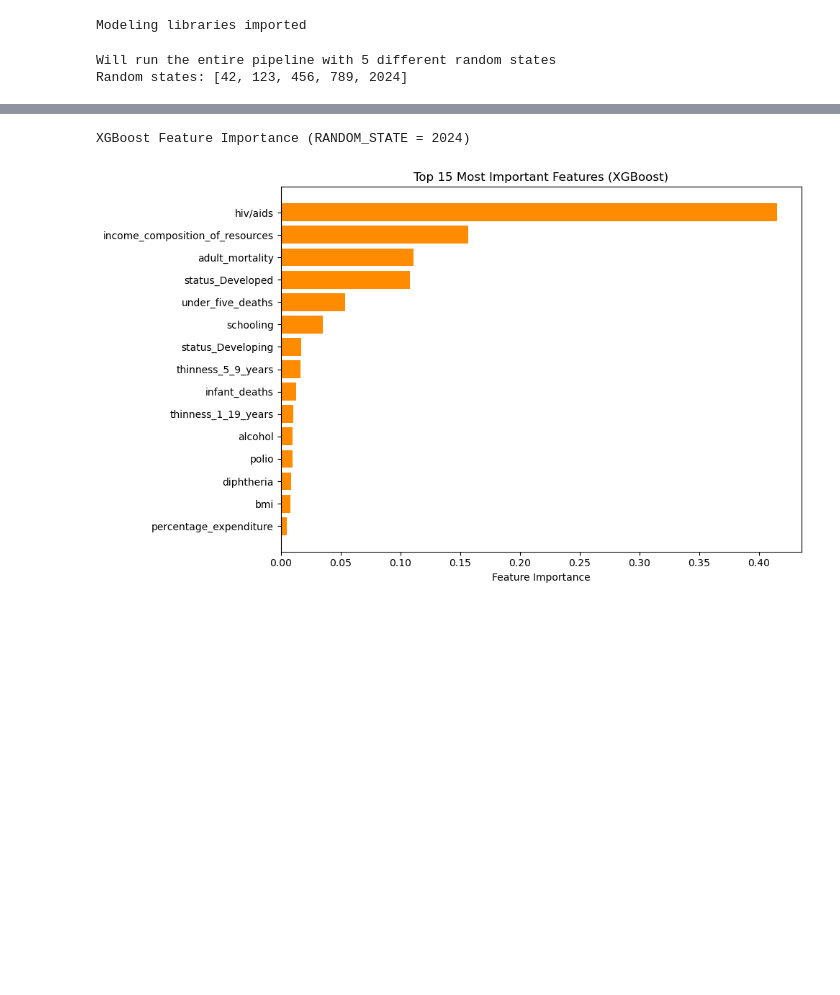
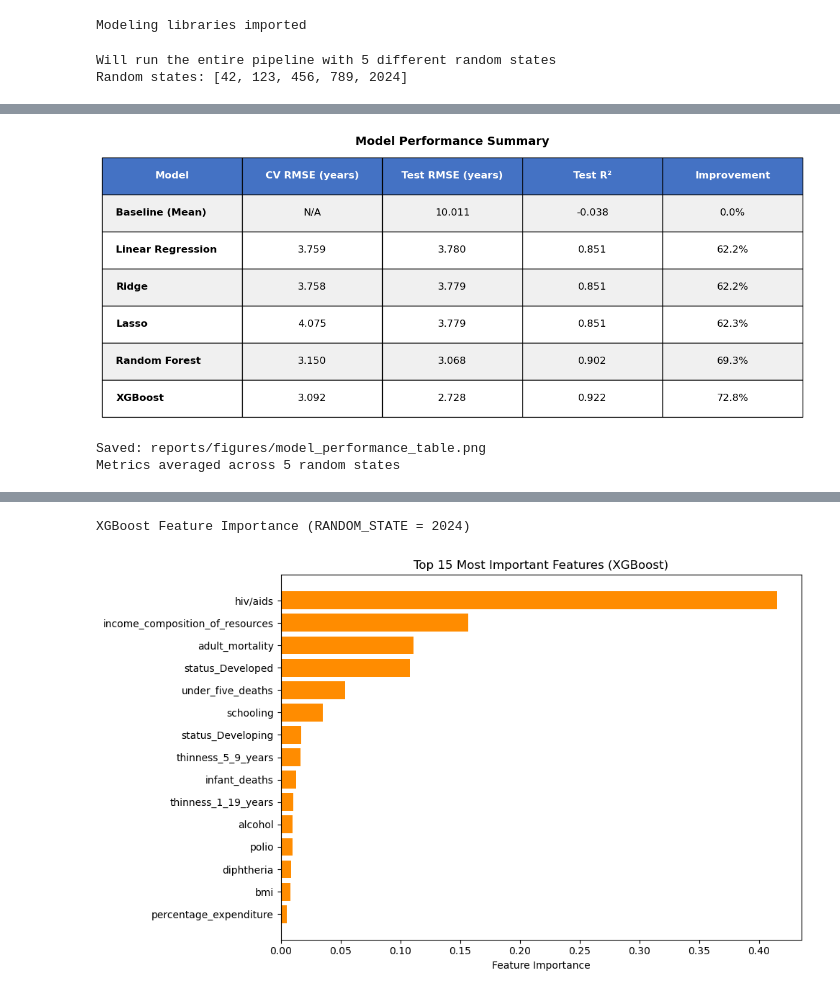
Before and after one commit to yuanq24/life-expectancy-ml, a Jupyter notebook: main.ipynb, the cells around one changed output, grey strips where cells are left out. Cells and saved outputs as stored; diff of their text form; code cells hidden in the pictures; blank space fills up the shorter version.

```diff
--- a/main.ipynb
+++ b/main.ipynb
@@ -645,6 +645,79 @@ Detailed test results by random state:
 | 17 | 456 | XGBoost | 3.145162 | 0.901788 | 2.883345 |
 | 23 | 789 | XGBoost | 2.657357 | 0.921226 | 2.963800 |
 | 29 | 2024 | XGBoost | 2.411526 | 0.941933 | 2.877856 |
+# %%
+# model performance summary table for slides
+
+import matplotlib.pyplot as plt
+
+# prepare data
+summary_data = []
+baseline_test = all_test_df[all_test_df['Model'] == 'Baseline (Mean)']['Test_RMSE']
+baseline_mean_rmse = baseline_test.mean()
+
+summary_data.append({
+    'Model': 'Baseline (Mean)',
+    'CV RMSE (years)': 'N/A',
+    'Test RMSE (years)': f"{baseline_test.mean():.3f}",
+    'Test R²': f"{all_test_df[all_test_df['Model'] == 'Baseline (Mean)']['Test_R2'].mean():.3f}",
+    'Improvement': '0.0%'
+})
+
+for model_name in ['Linear Regression', 'Ridge', 'Lasso', 'Random Forest', 'XGBoost']:
+    cv_rmse = all_cv_df[all_cv_df['Model'] == model_name]['CV_RMSE_Mean'].mean()
+    test_rmse = all_test_df[all_test_df['Model'] == model_name]['Test_RMSE'].mean()
+    test_r2 = all_test_df[all_test_df['Model'] == model_name]['Test_R2'].mean()
+    improvement = (baseline_mean_rmse - test_rmse) / baseline_mean_rmse * 100
+
+    summary_data.append({
+        'Model': model_name,
+        'CV RMSE (years)': f"{cv_rmse:.3f}",
+        'Test RMSE (years)': f"{test_rmse:.3f}",
+        'Test R²': f"{test_r2:.3f}",
+        'Improvement': f"{improvement:.1f}%"
+    })
+
+summary_df = pd.DataFrame(summary_data)
+
+# create simple table figure
+fig, ax = plt.subplots(figsize=(12, 5))
+ax.axis('tight')
+ax.axis('off')
+
+table = ax.table(cellText=summary_df.values,
+                colLabels=summary_df.columns,
+                cellLoc='center',
+                loc='center',
+                bbox=[0, 0, 1, 1])
+
+table.auto_set_font_size(False)
+table.set_fontsize(12)
+table.scale(1, 2.8)
+
+# header style
+for i in range(len(summary_df.columns)):
+    table[(0, i)].set_facecolor('#4472C4')
+    table[(0, i)].set_text_props(weight='bold', color='white')
+
+# row colors
+for i in range(len(summary_df)):
+    for j in range(len(summary_df.columns)):
+        if i % 2 == 0:
+            table[(i+1, j)].set_facecolor('#F0F0F0')
+        if j == 0:  # bold model names
+            table[(i+1, j)].set_text_props(weight='bold', ha='left')
+
+plt.title('Model Performance Summary', fontsize=14, weight='bold', pad=15)
+plt.tight_layout()
+plt.savefig('reports/figures/model_performance_table.png', dpi=300, bbox_inches='tight', facecolor='white')
+plt.show()
+
+print(f"Saved: reports/figures/model_performance_table.png")
+print(f"Metrics averaged across {len(RANDOM_STATES)} random states")
+# %% [output]
+[figure, added]
+Saved: reports/figures/model_performance_table.png
+Metrics averaged across 5 random states
 # %%
 # predicted and actual scatterplot (use one seed)
 
```
Also changed, not shown: parts of 4 cells of this notebook, 7 other files.
